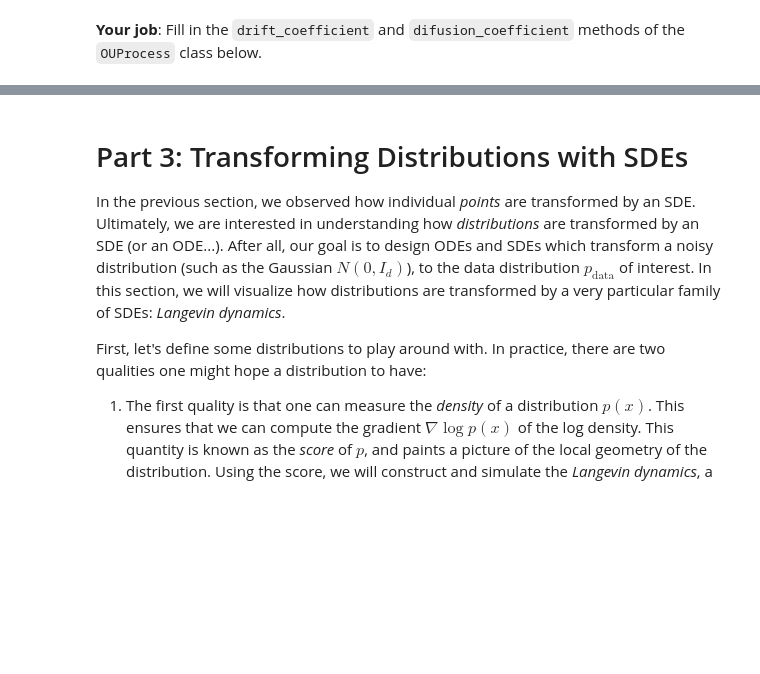
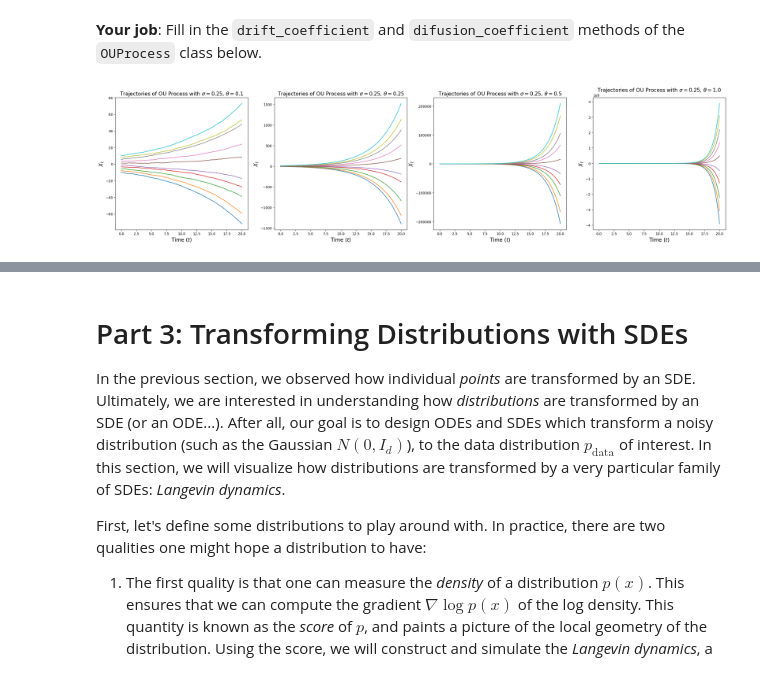
Before and after one commit to matcha1214/flow-diffusion-practice, a Jupyter notebook: lab_one.ipynb, the cells around one changed output, grey strips where cells are left out. Saved outputs shown, nothing was run; the diff lists cells and outputs as text; code cells hidden in the pictures; blank space fills up the shorter version.

```diff
--- a/lab_one.ipynb
+++ b/lab_one.ipynb
@@ -241,7 +239,8 @@ class OUProcess(SDE):
         Returns:
             - drift: shape (bs, dim)
         """
-        raise NotImplementedError("Fill me in for Question 2.2!")
+        return self.theta * xt
+
 
     def diffusion_coefficient(self, xt: torch.Tensor, t: torch.Tensor) -> torch.Tensor:
         """
@@ -252,29 +251,32 @@ class OUProcess(SDE):
         Returns:
             - diffusion: shape (bs, dim)
         """
-        raise NotImplementedError("Fill me in for Question 2.2!")
+        return self.sigma * torch.ones_like(xt)
 # %%
 # Try comparing multiple choices side-by-side
+# increasing theta
 thetas_and_sigmas = [
-    (0.25, 0.0),
+    (0.1, 0.25),
     (0.25, 0.25),
-    (0.25, 0.5),
-    (0.25, 1.0),
+    (0.5, 0.25),
+    (1.0, 0.25),
 ]
 simulation_time = 20.0
 
 num_plots = len(thetas_and_sigmas)
 fig, axes = plt.subplots(1, num_plots, figsize=(8 * num_plots, 7))
 
 for idx, (theta, sigma) in enumerate(thetas_and_sigmas):
     ou_process = OUProcess(theta, sigma)
     simulator = EulerMaruyamaSimulator(sde=ou_process)
     x0 = torch.linspace(-10.0,10.0,10).view(-1,1).to(device) # Initial values - let's start at zero
     ts = torch.linspace(0.0,simulation_time,1000).to(device) # simulation timesteps
 
     ax = axes[idx]
     ax.set_title(f'Trajectories of OU Process with $\\sigma = ${sigma}, $\\theta = ${theta}', fontsize=15)
     ax.set_xlabel(r'Time ($t$)', fontsize=15)
     ax.set_ylabel(r'$X_t$', fontsize=15)
     plot_trajectories_1d(x0, simulator, ts, ax)
 plt.show()
+# %% [output]
+[figure, added]
```
Also changed, not shown: parts of 20 cells of this notebook.
